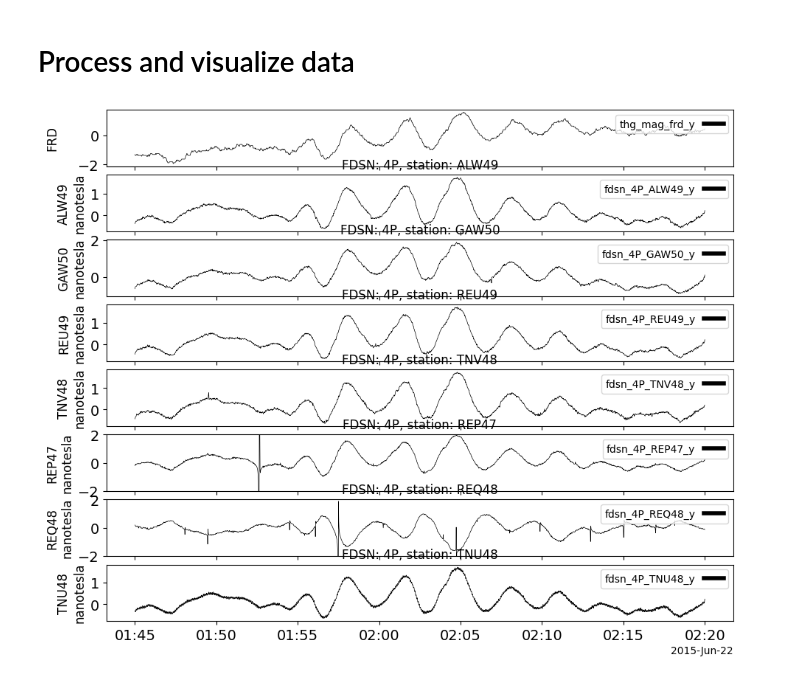
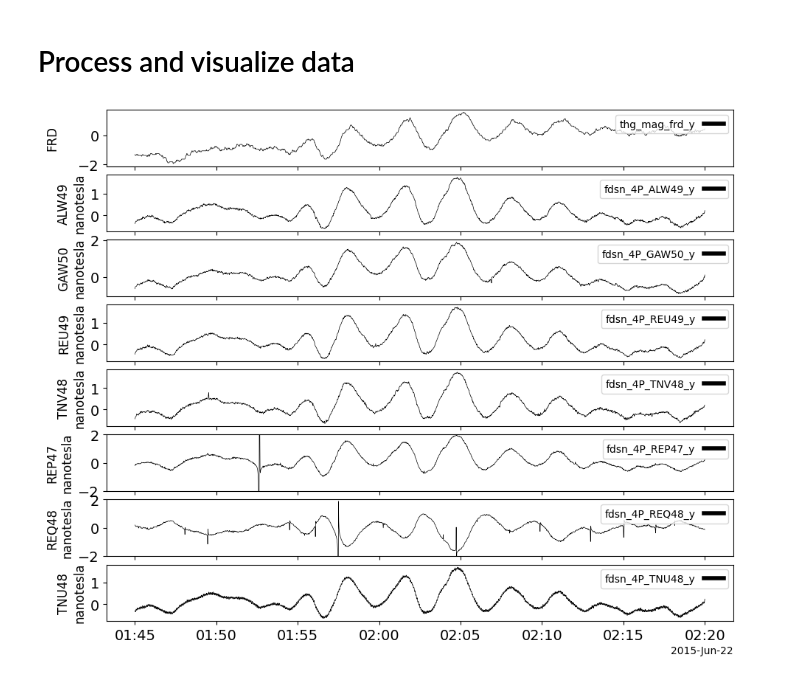
Before and after one commit to spedas/pyspedas_examples, a Jupyter notebook: pyspedas_examples/notebooks/mth5/THEMIS-ARTEMIS-Post-AGU2023_load_fdsn_example.ipynb, the cells around one changed output. Cells and saved outputs as stored; diff of their text form; code cells hidden in the pictures.

```diff
--- a/pyspedas_examples/notebooks/mth5/THEMIS-ARTEMIS-Post-AGU2023_load_fdsn_example.ipynb
+++ b/pyspedas_examples/notebooks/mth5/THEMIS-ARTEMIS-Post-AGU2023_load_fdsn_example.ipynb
@@ -10,7 +16,8 @@ date_end = '2015-06-22T02:20:00'
 stations = ['ALW49', 'GAW50', 'REU49', 'TNV48', 'REP47', 'REQ48', 'TNU48']
 fdsn_vars = []
 for sta in stations:
-   load_fdsn(network="4P", station=sta, trange=[date_start, date_end], nodownload=True, noexception=True)
+   load_fdsn(network="4P", station=sta, trange=[date_start, date_end],
+             nodownload=True, noexception=True, nowarnings=True)
    fdsn_vars.append(f"fdsn_4P_{sta}_y")
 
 pyspedas.themis.gmag(sites='frd', trange=[date_start, date_end], time_clip=True)
@@ -31,21 +38,23 @@ pyspedas.themis.gmag(sites='frd', trange=[date_start, date_end], time_clip=True)
 # %%
 tplot_vars = ['thg_mag_frd_y'] + fdsn_vars
 
 for var in tplot_vars:
    if pytplot.tnames(var[:-2]):
       pytplot.split_vec(var[:-2])
       time, by = pytplot.get_data(var)  # Unpack tplot variable
       by -= np.median(by)  # Subtract median
-   pytplot.options(var, opt_dict={"legend_names": [var], "ytitle": var.split("_")[2].upper()})
+   pytplot.options(var, opt_dict={"legend_names": [var],
+                                  "ytitle": var.split("_")[2].upper(),
+                                  "name": ""}) # Remove name for the stack plot
 
 # Pytplot options for outliers
 pytplot.options('fdsn_4P_REQ48_y', 'yrange', [-2, 2])
 pytplot.options('fdsn_4P_REP47_y', 'yrange', [-2, 2])
 
 # Global tplot options
 pytplot.tplot_options('vertical_spacing', 0.15)
 pytplot.tplot_options('axis_font_size', 14)
 
 pytplot.tplot(tplot_vars, xsize=10, ysize=9)
 # %% [output]
-[figure, old version]
+[figure, new version]
```
Also changed, not shown: parts of 2 cells of this notebook.
